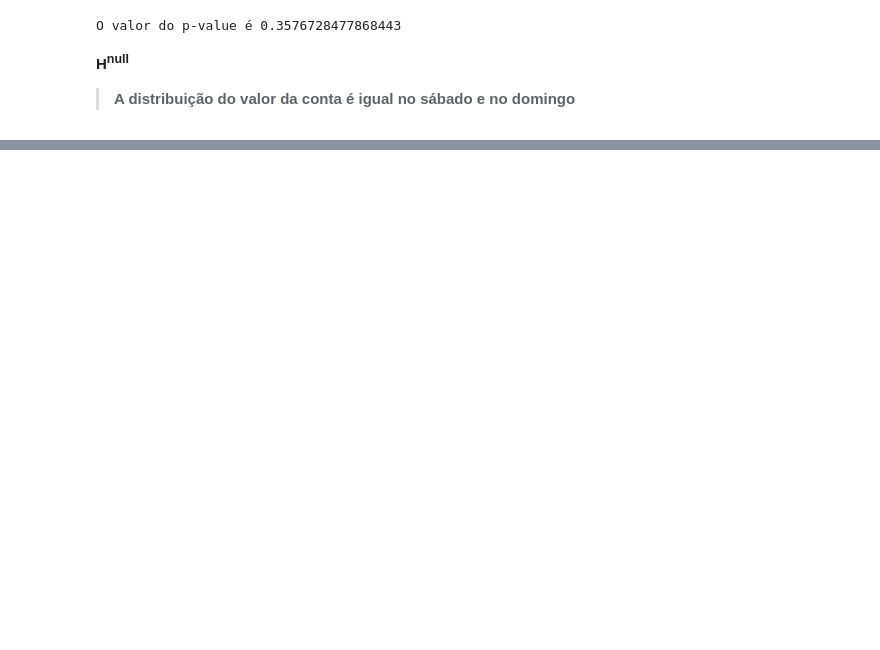
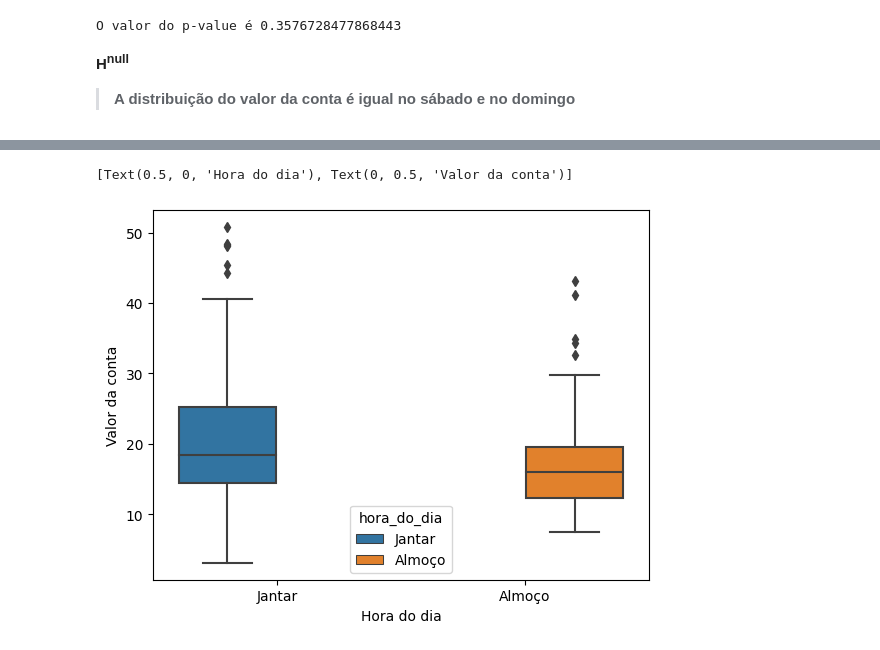
Before and after one commit to Medeiros000/Estacio_estudo, a Jupyter notebook: Estudo_Python/Alura/Data_Science/Projetos Python/Data Visualization/EDA-Gorjetas.ipynb, the cells around one changed output, grey strips where cells are left out. Saved outputs shown, nothing was run; the diff lists cells and outputs as text; code cells hidden in the pictures; blank space fills up the shorter version.

```diff
--- a/Estudo_Python/Alura/Data_Science/Projetos Python/Data Visualization/EDA-Gorjetas.ipynb
+++ b/Estudo_Python/Alura/Data_Science/Projetos Python/Data Visualization/EDA-Gorjetas.ipynb
@@ -350,0 +381,5 @@ O valor do p-value é 0.3576728477868443
+# %%
+sns.boxplot(x='hora_do_dia', y='valor_da_conta', hue='hora_do_dia', data=gorjetas).set(xlabel='Hora do dia', ylabel='Valor da conta')
+# %% [output]
+[Text(0.5, 0, 'Hora do dia'), Text(0, 0.5, 'Valor da conta')]
+[figure, added]
```
Also changed, not shown: parts of 31 cells of this notebook.
